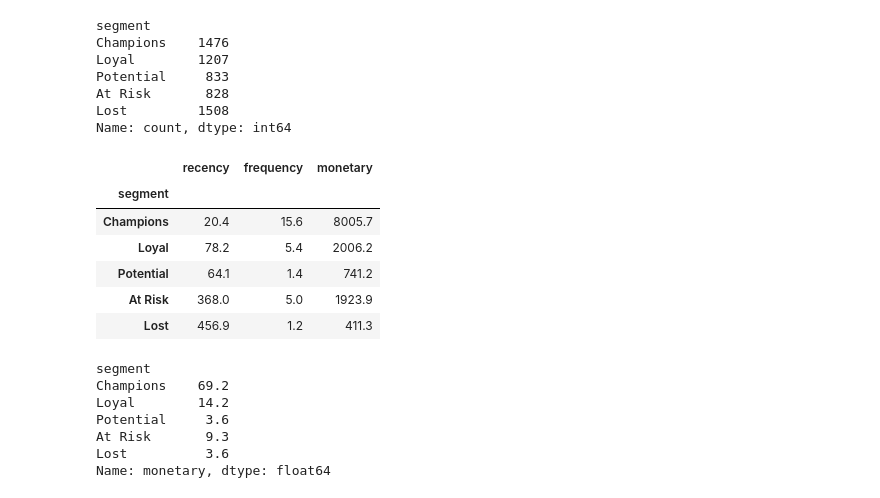
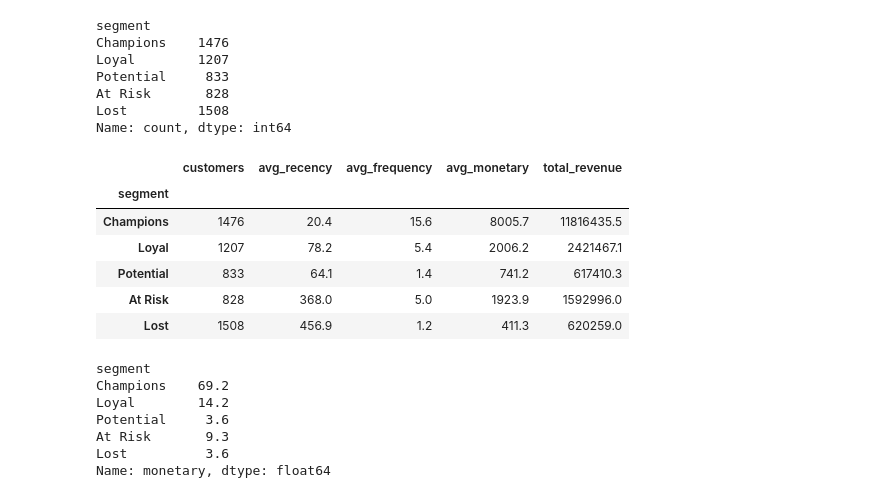
Before and after one commit to pranavsingla1207-byte/retailpulse, a Jupyter notebook: notebooks/04_rfm_and_clustering.ipynb, the cells around one changed output. Saved outputs shown, nothing was run; the diff lists cells and outputs as text; code cells hidden in the pictures.

```diff
--- a/notebooks/04_rfm_and_clustering.ipynb
+++ b/notebooks/04_rfm_and_clustering.ipynb
@@ -98,16 +98,24 @@ Potential     833
 At Risk       828
 Lost         1508
 Name: count, dtype: int64
-# %%
-rfm.groupby("segment")[["recency", "frequency", "monetary"]].mean().round(1).reindex(segment_order)
-# %% [output]
-|  | recency | frequency | monetary |
-| segment |  |  |  |
-| Champions | 20.4 | 15.6 | 8005.7 |
-| Loyal | 78.2 | 5.4 | 2006.2 |
-| Potential | 64.1 | 1.4 | 741.2 |
-| At Risk | 368.0 | 5.0 | 1923.9 |
-| Lost | 456.9 | 1.2 | 411.3 |
+# %%
+segment_profile = rfm.groupby("segment").agg(
+    customers=("segment", "size"),
+    avg_recency=("recency", "mean"),
+    avg_frequency=("frequency", "mean"),
+    avg_monetary=("monetary", "mean"),
+    total_revenue=("monetary", "sum"),
+).reindex(segment_order).round(1)
+
+segment_profile
+# %% [output]
+|  | customers | avg_recency | avg_frequency | avg_monetary | total_revenue |
+| segment |  |  |  |  |  |
+| Champions | 1476 | 20.4 | 15.6 | 8005.7 | 11816435.5 |
+| Loyal | 1207 | 78.2 | 5.4 | 2006.2 | 2421467.1 |
+| Potential | 833 | 64.1 | 1.4 | 741.2 | 617410.3 |
+| At Risk | 828 | 368.0 | 5.0 | 1923.9 | 1592996.0 |
+| Lost | 1508 | 456.9 | 1.2 | 411.3 | 620259.0 |
 # %%
 total_revenue = rfm["monetary"].sum()
 revenue_share = (rfm.groupby("segment")["monetary"].sum() / total_revenue * 100)
```
Also changed, not shown: parts of 4 cells of this notebook.
